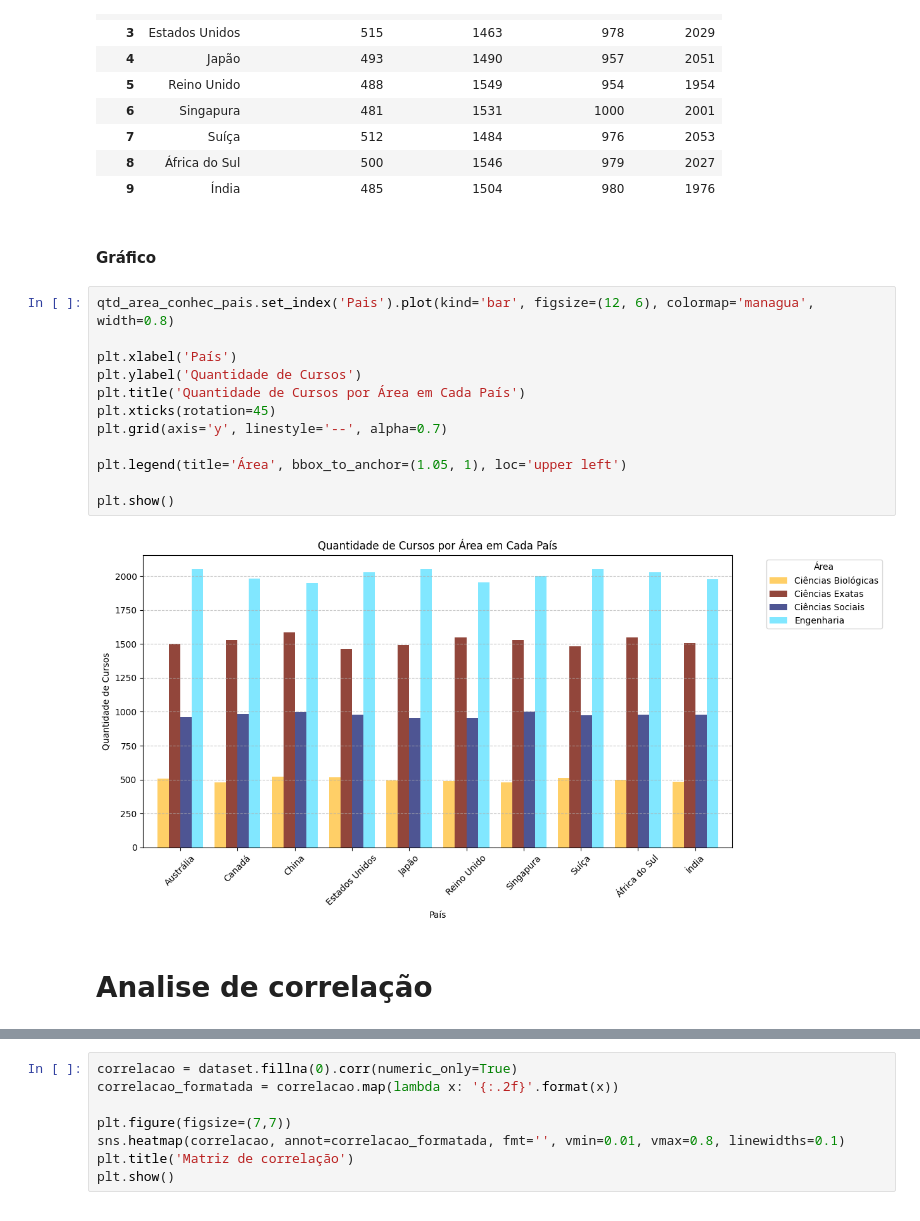
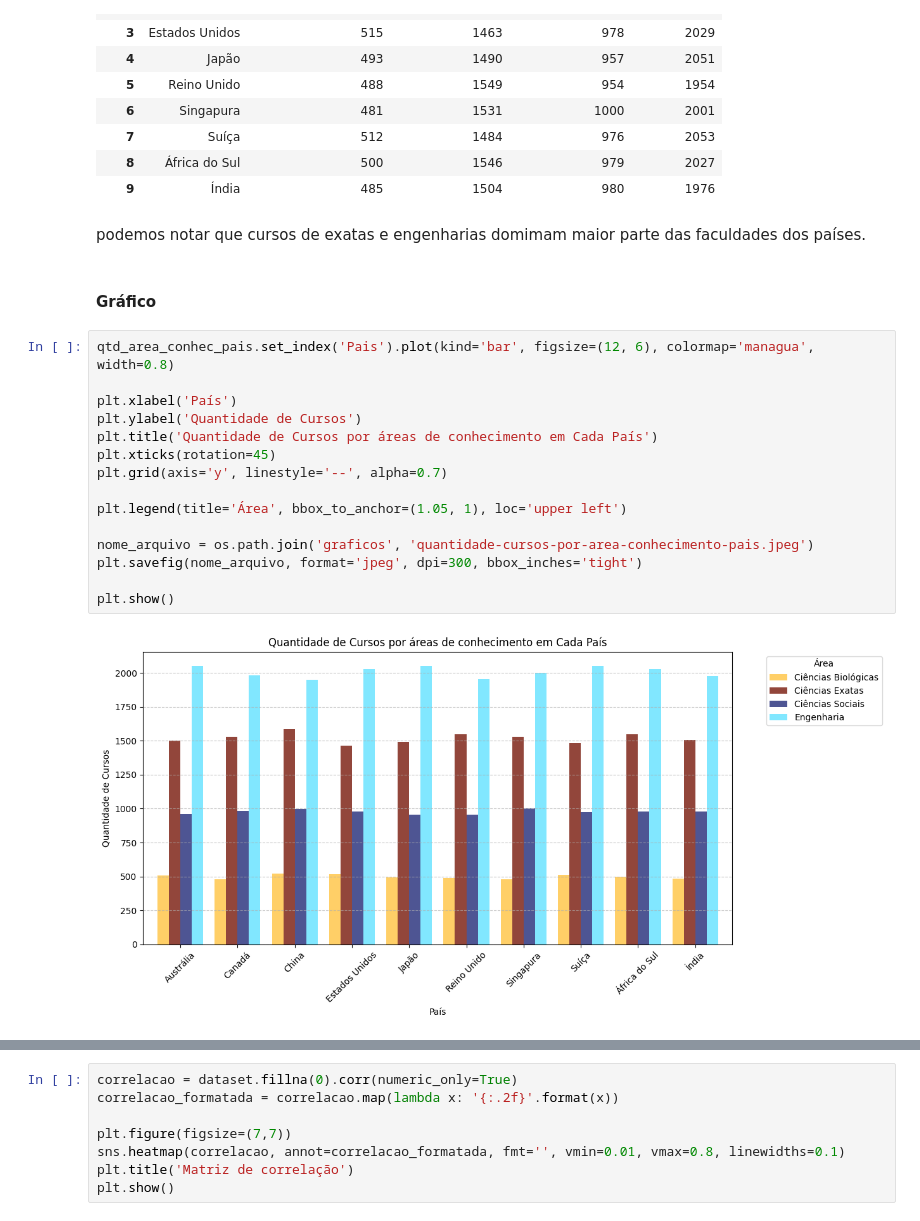
Before and after one commit to BruninSouza/Analise-Faculdades-Globais, a Jupyter notebook: analise.ipynb, the cells around one changed output, grey strips where cells are left out. Saved outputs shown, nothing was run; the diff lists cells and outputs as text.

Commit message:
analise concluida

```diff
--- a/analise.ipynb
+++ b/analise.ipynb
@@ -669,21 +754,24 @@ qtd_area_conhec_pais
 | 7 | Suíça | 512 | 1484 | 976 | 2053 |
 | 8 | África do Sul | 500 | 1546 | 979 | 2027 |
 | 9 | Índia | 485 | 1504 | 980 | 1976 |
+# %% [markdown]
+podemos notar que cursos de exatas e engenharias domimam maior parte das faculdades dos países.
 # %% [markdown]
 #### Gráfico
 # %%
 qtd_area_conhec_pais.set_index('Pais').plot(kind='bar', figsize=(12, 6), colormap='managua', width=0.8)
 
 plt.xlabel('País')
 plt.ylabel('Quantidade de Cursos')
-plt.title('Quantidade de Cursos por Área em Cada País')
+plt.title('Quantidade de Cursos por áreas de conhecimento em Cada País')
 plt.xticks(rotation=45)
 plt.grid(axis='y', linestyle='--', alpha=0.7)
 
 plt.legend(title='Área', bbox_to_anchor=(1.05, 1), loc='upper left')
 
+nome_arquivo = os.path.join('graficos', 'quantidade-cursos-por-area-conhecimento-pais.jpeg')
+plt.savefig(nome_arquivo, format='jpeg', dpi=300, bbox_inches='tight')
+
 plt.show()
 # %% [output]
-[figure, old version]
+[figure, new version]
-# %% [markdown]
-# Analise de correlação
```
Also changed, not shown: parts of 47 cells of this notebook.
